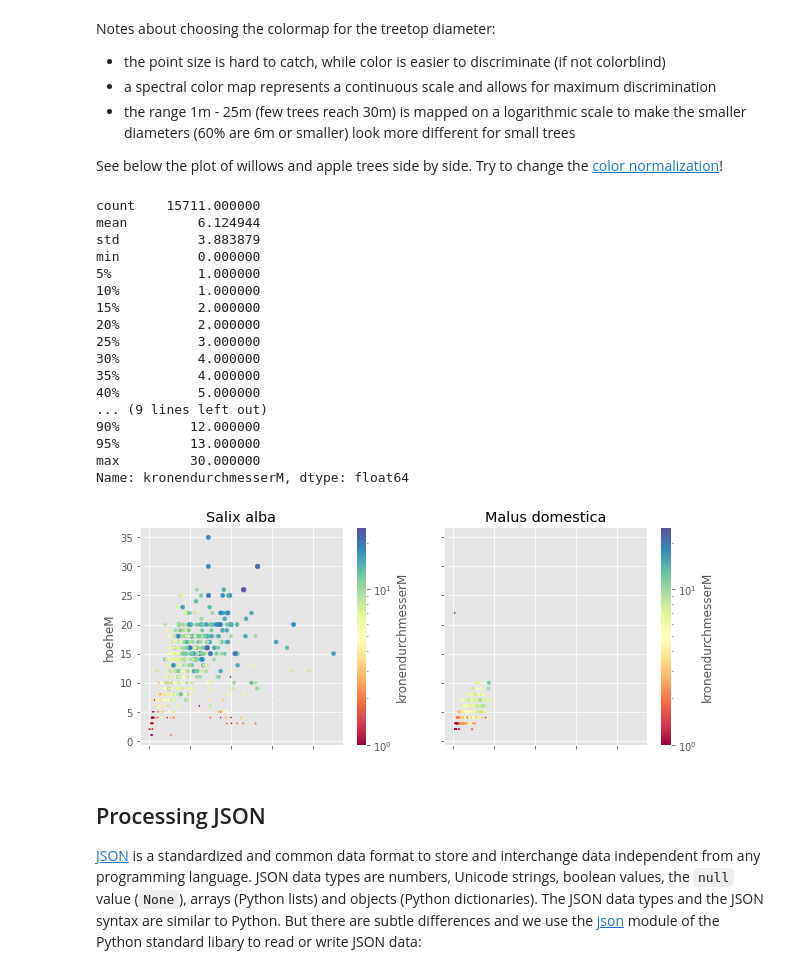
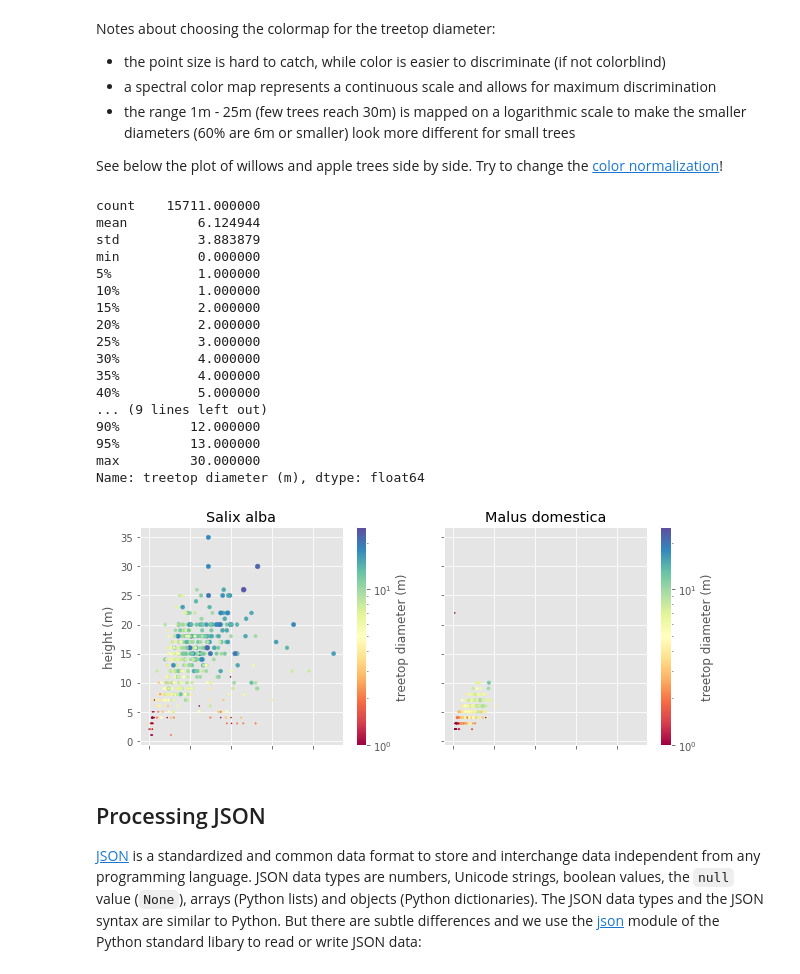
Before and after one commit to sebastian-nagel/introduction-to-python, a Jupyter notebook: 2_structured_data_tree_cadastre_konstanz.ipynb, the cells around one changed output. Saved outputs shown, nothing was run; the diff lists cells and outputs as text; code cells hidden in the pictures.

```diff
--- a/2_structured_data_tree_cadastre_konstanz.ipynb
+++ b/2_structured_data_tree_cadastre_konstanz.ipynb
@@ -54,0 +85,8 @@ df = pd.read_csv('https://opendata.arcgis.com/datasets/c160f0a79a584ddf80cc65477
+# %%
+df.rename(columns={'hoeheM': 'height (m)',
+                   'kronendurchmesserM': 'treetop diameter (m)',
+                   'stammumfangCM': 'trunk perimeter (cm)'},
+          inplace=True)
+df.drop(columns=['baumId', 'baumNr', 'baumart', 'AGOL_Name'], inplace=True)
+df.set_index('OBJECTID', inplace=True)
+df.head()
@@ -152,10 +198,10 @@ for tree in top_trees.index.to_list():
         kind='scatter',
         ax=axes[int(n/4),n%4],
         title=tree,
-        x='stammumfangCM',
-        y='hoeheM',
-        s='kronendurchmesserM', # point size
-        c='kronendurchmesserM', # also indicated by color
+        x='trunk perimeter (cm)',
+        y='height (m)',
+        s='treetop diameter (m)', # show by point size
+        c='treetop diameter (m)', # also indicated by color
         colormap='Spectral',
         norm=matplotlib.colors.LogNorm(vmin=1, vmax=25),
         colorbar=None)
@@ -172,7 +218,7 @@ Notes about choosing the colormap for the treetop diameter:
 See below the plot of willows and apple trees side by side. Try to change the [color normalization](https://matplotlib.org/stable/gallery/userdemo/colormap_normalizations.html)!
 # %%
 # distribution of treetop diameters
-df['kronendurchmesserM'].describe(percentiles=[i/20 for i in range(1, 20)])
+df['treetop diameter (m)'].describe(percentiles=[i/20 for i in range(1, 20)])
 # %% [output]
 count    15711.000000
 mean         6.124944
@@ -190,27 +236,27 @@ min          0.000000
 90%         12.000000
 95%         13.000000
 max         30.000000
-Name: kronendurchmesserM, dtype: float64
+Name: treetop diameter (m), dtype: float64
 # %%
 fig, axes = plt.subplots(nrows=1, ncols=2, sharex=True, sharey=True, squeeze=False, figsize=[10,4])
 
 n = 0
 for tree in ['Salix alba', 'Malus domestica']:
     df[df['Name_lat']==tree].plot(
         kind='scatter',
         ax=axes[0,n],
         title=tree,
-        x='stammumfangCM',
-        y='hoeheM',
-        s='kronendurchmesserM',
-        c='kronendurchmesserM',
+        x='trunk perimeter (cm)',
+        y='height (m)',
+        s='treetop diameter (m)',
+        c='treetop diameter (m)',
         colormap='Spectral',
         norm=matplotlib.colors.LogNorm(vmin=1, vmax=25),
         #norm=matplotlib.colors.Normalize(vmin=1, vmax=25),
         colorbar=True)
     n += 1
 # %% [output]
-[figure, old version]
+[figure, new version]
 # %% [markdown]
 ## Processing JSON
 
```
Also changed, not shown: parts of 10 cells of this notebook, 2 other files.
